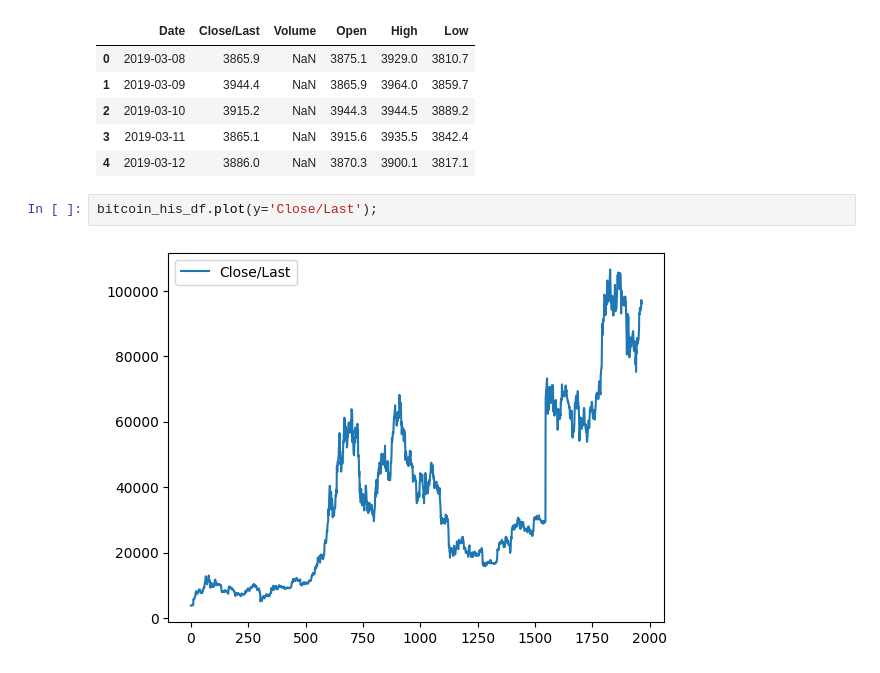
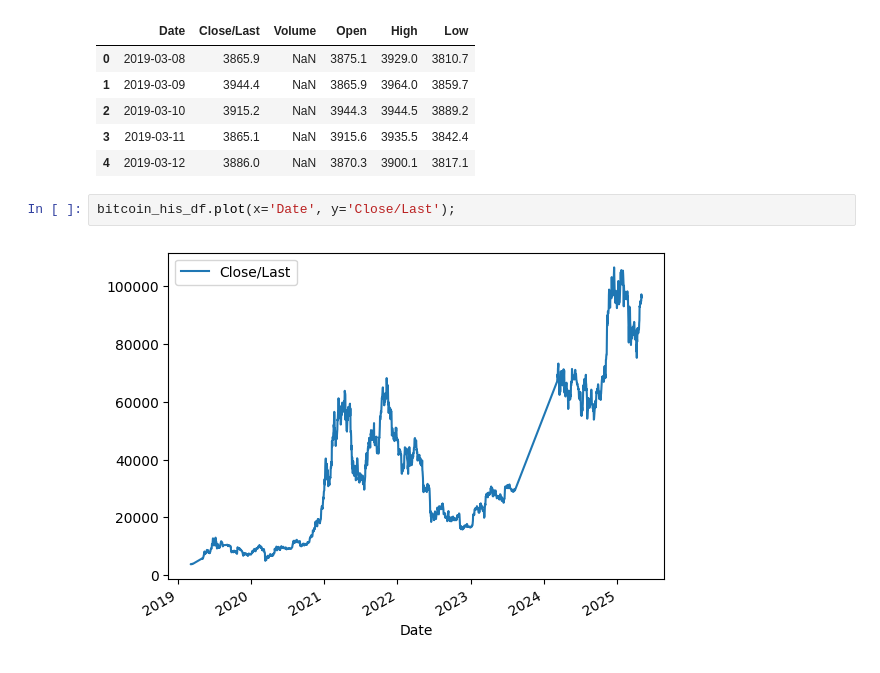
Before and after one commit to edwinclu/bitfund, a Jupyter notebook: src/jupyter/mstr.ipynb, the cells around one changed output. Cells and saved outputs as stored; diff of their text form.

Commit message:
plot 5Y chart (missing bitcoin 2023 data), add ignore

```diff
--- a/src/jupyter/mstr.ipynb
+++ b/src/jupyter/mstr.ipynb
@@ -165,9 +166,9 @@ dtype: object
 | 3 | 2019-03-11 | 3865.1 | NaN | 3915.6 | 3935.5 | 3842.4 |
 | 4 | 2019-03-12 | 3886.0 | NaN | 3870.3 | 3900.1 | 3817.1 |
 # %%
-bitcoin_his_df.plot(y='Close/Last');
+bitcoin_his_df.plot(x='Date', y='Close/Last');
 # %% [output]
-[figure, old version]
+[figure, new version]
 # %%
 # bitcoin_his_df = bitcoin_his_df.[(bitcoin_his_df['Date'] >= pd.to_datetime('2024-05-02'))]
 mstr_btc_df = pd.merge(mstr_his_df, bitcoin_his_df, left_on='date', right_on='Date', how='left', suffixes=('_mstr', '_btc'))
```
Also changed, not shown: parts of 9 cells of this notebook, 1 other file.
